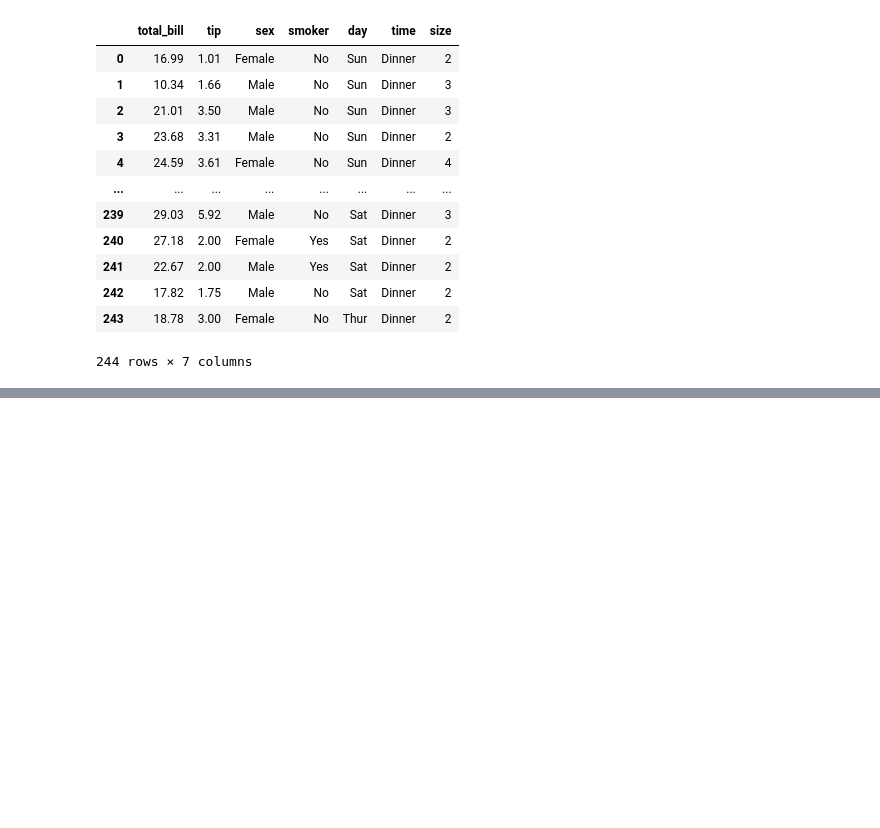
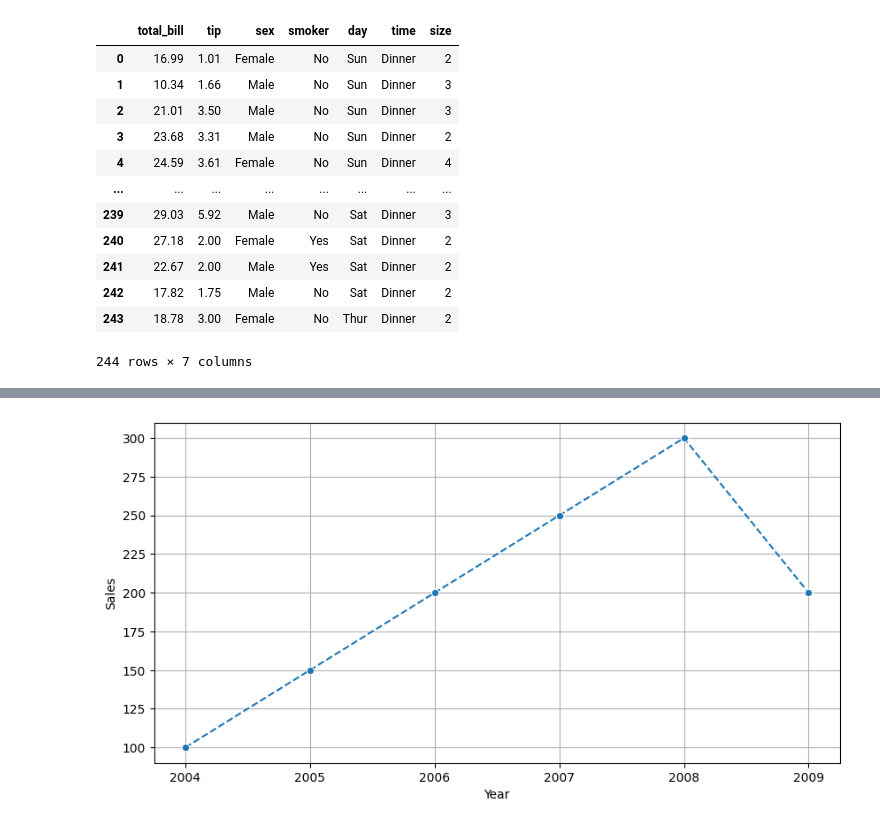
Before and after one commit to TAavash/Data-Science-with-AI, a Jupyter notebook: plot.ipynb, the cells around one changed output, grey strips where cells are left out. Saved outputs shown, nothing was run; the diff lists cells and outputs as text; code cells hidden in the pictures; blank space fills up the shorter version.

```diff
--- a/plot.ipynb
+++ b/plot.ipynb
@@ -97,0 +139,7 @@ tips
+# %%
+
+plt.figure(figsize=(10,5))
+sns.lineplot(x='Year',y='Sales',data=df, linestyle='--',marker='o')
+plt.grid(True)
+# %% [output]
+[figure, added]
```
Also changed, not shown: parts of 14 cells of this notebook.
